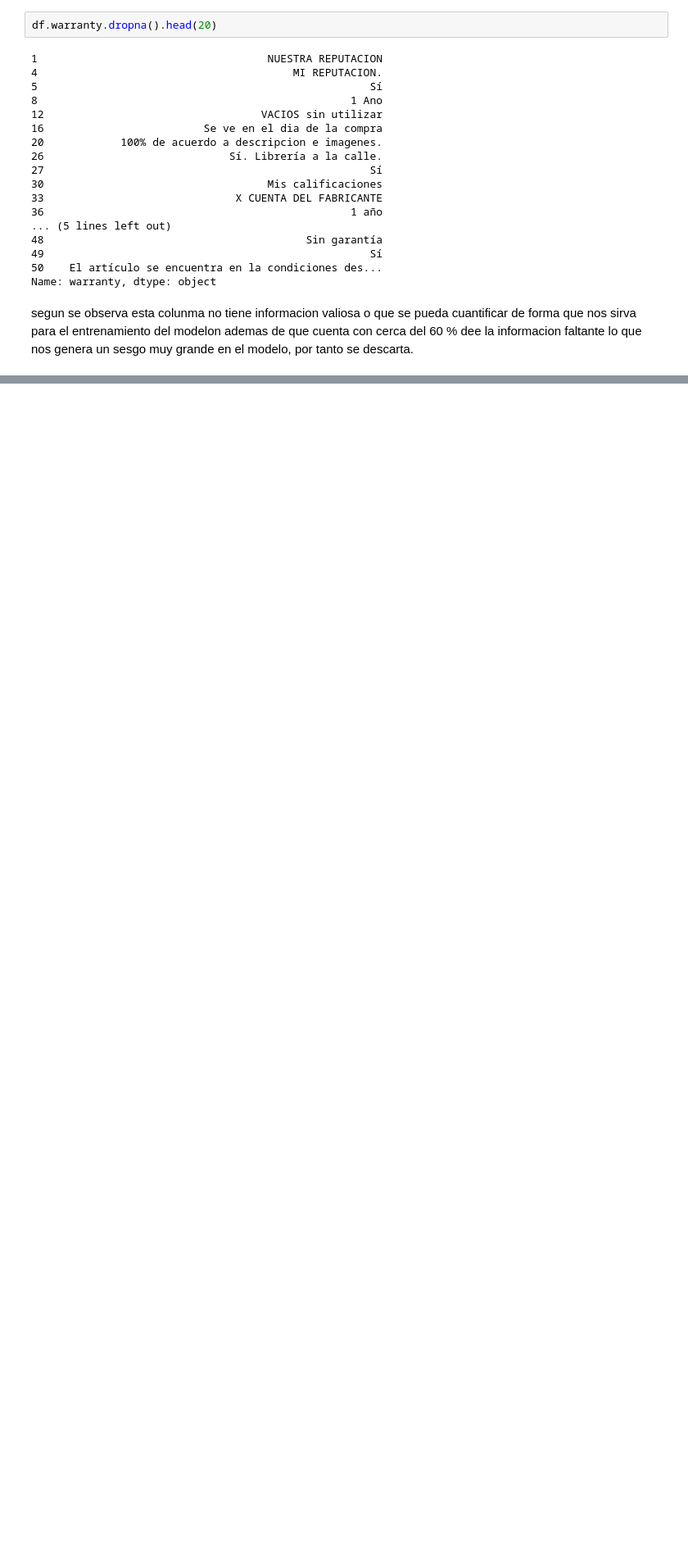
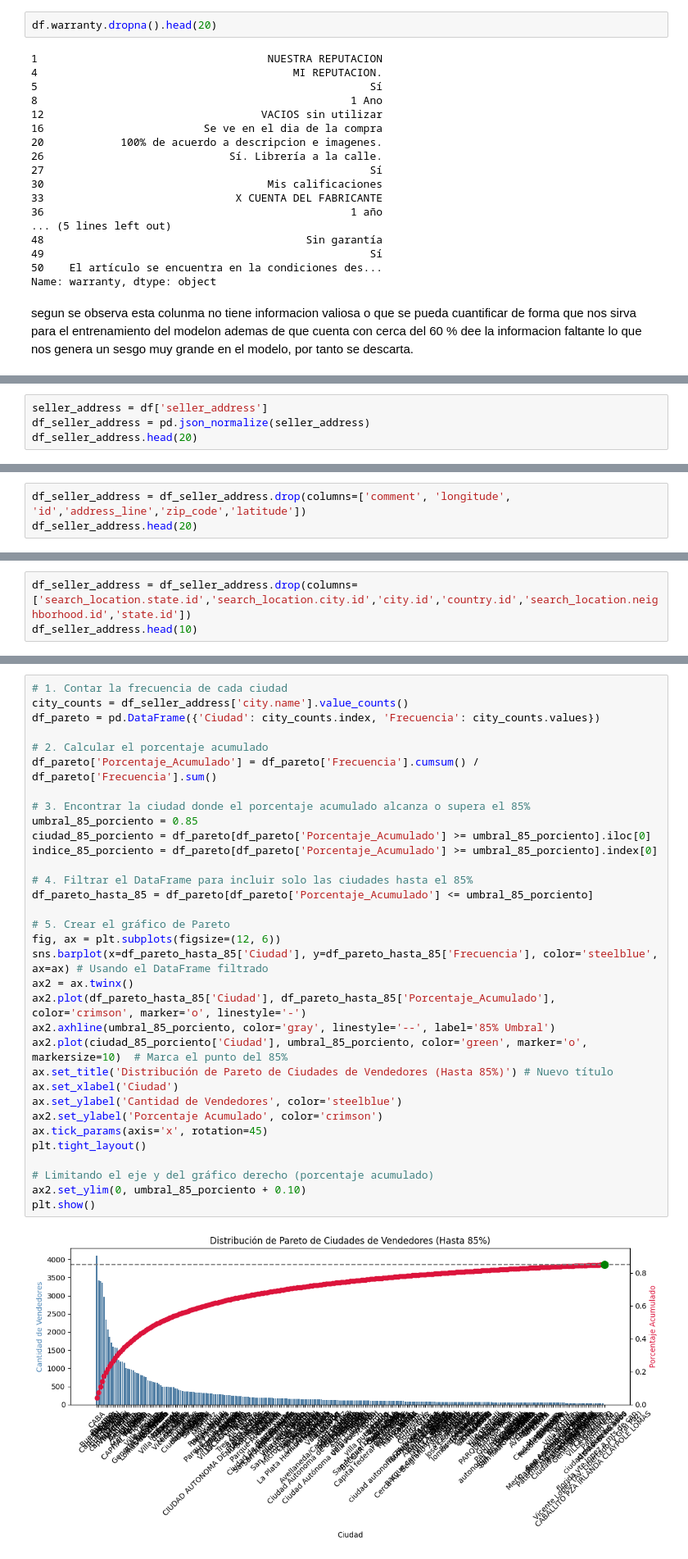
Before and after one commit to NicolasCuaran/ML_E-COMMERCE, a Jupyter notebook: Notebooks/01_EDA.ipynb, the cells around one changed output, grey strips where cells are left out. Shown at 82% size. Cells and saved outputs as stored; diff of their text form; blank space fills up the shorter version.

Commit message:
progreso 1
avances sobre la informacion dentro de la direccion de vendedor aunque se necesita profundizar mas en los estados

```diff
--- a/Notebooks/01_EDA.ipynb
+++ b/Notebooks/01_EDA.ipynb
@@ -157,0 +256,4 @@ segun se observa esta colunma no tiene informacion valiosa o que se pueda cuanti
+# %%
+seller_address = df['seller_address']
+df_seller_address = pd.json_normalize(seller_address)
+df_seller_address.head(20)
@@ -157,0 +280,3 @@ segun se observa esta colunma no tiene informacion valiosa o que se pueda cuanti
+# %%
+df_seller_address = df_seller_address.drop(columns=['comment', 'longitude', 'id','address_line','zip_code','latitude'])
+df_seller_address.head(20)
@@ -157,0 +301,3 @@ segun se observa esta colunma no tiene informacion valiosa o que se pueda cuanti
+# %%
+df_seller_address = df_seller_address.drop(columns=['search_location.state.id','search_location.city.id','city.id','country.id','search_location.neighborhood.id','state.id'])
+df_seller_address.head(10)
@@ -157,0 +417,35 @@ segun se observa esta colunma no tiene informacion valiosa o que se pueda cuanti
+# %%
+# 1. Contar la frecuencia de cada ciudad
+city_counts = df_seller_address['city.name'].value_counts()
+df_pareto = pd.DataFrame({'Ciudad': city_counts.index, 'Frecuencia': city_counts.values})
+
+# 2. Calcular el porcentaje acumulado
+df_pareto['Porcentaje_Acumulado'] = df_pareto['Frecuencia'].cumsum() / df_pareto['Frecuencia'].sum()
+
+# 3. Encontrar la ciudad donde el porcentaje acumulado alcanza o supera el 85%
+umbral_85_porciento = 0.85
+ciudad_85_porciento = df_pareto[df_pareto['Porcentaje_Acumulado'] >= umbral_85_porciento].iloc[0]
+indice_85_porciento = df_pareto[df_pareto['Porcentaje_Acumulado'] >= umbral_85_porciento].index[0]
+
+# 4. Filtrar el DataFrame para incluir solo las ciudades hasta el 85%
+df_pareto_hasta_85 = df_pareto[df_pareto['Porcentaje_Acumulado'] <= umbral_85_porciento]
+
+# 5. Crear el gráfico de Pareto
+fig, ax = plt.subplots(figsize=(12, 6))
+sns.barplot(x=df_pareto_hasta_85['Ciudad'], y=df_pareto_hasta_85['Frecuencia'], color='steelblue', ax=ax) # Usando el DataFrame filtrado
+ax2 = ax.twinx()
+ax2.plot(df_pareto_hasta_85['Ciudad'], df_pareto_hasta_85['Porcentaje_Acumulado'], color='crimson', marker='o', linestyle='-')
+ax2.axhline(umbral_85_porciento, color='gray', linestyle='--', label='85% Umbral')
+ax2.plot(ciudad_85_porciento['Ciudad'], umbral_85_porciento, color='green', marker='o', markersize=10)  # Marca el punto del 85%
+ax.set_title('Distribución de Pareto de Ciudades de Vendedores (Hasta 85%)') # Nuevo título
+ax.set_xlabel('Ciudad')
+ax.set_ylabel('Cantidad de Vendedores', color='steelblue')
+ax2.set_ylabel('Porcentaje Acumulado', color='crimson')
+ax.tick_params(axis='x', rotation=45)
+plt.tight_layout()
+
+# Limitando el eje y del gráfico derecho (porcentaje acumulado)
+ax2.set_ylim(0, umbral_85_porciento + 0.10)
+plt.show()
+# %% [output]
+[figure, added]
```
Also changed, not shown: parts of 19 cells of this notebook, 1 other file.
